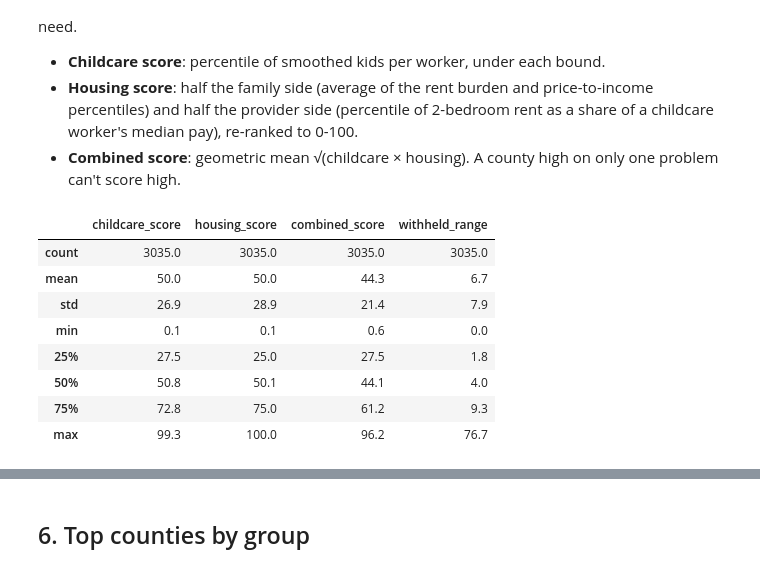
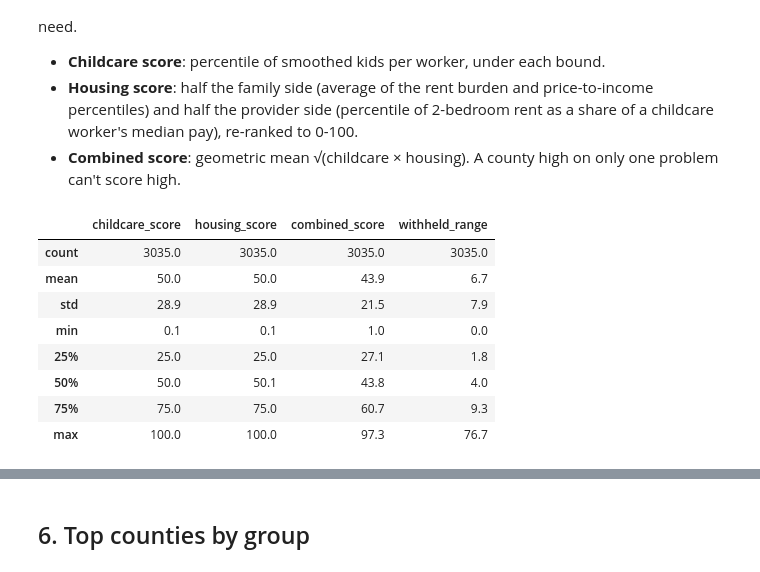
Before and after one commit to rhogerheide/caremap, a Jupyter notebook: notebooks/02_scoring.ipynb, the cells around one changed output, grey strips where cells are left out. Saved outputs shown, nothing was run; the diff lists cells and outputs as text; code cells hidden in the pictures.

```diff
--- a/notebooks/02_scoring.ipynb
+++ b/notebooks/02_scoring.ipynb
@@ -174,30 +174,31 @@ All percentiles are within the county's own group (metro or nonmetro), 0-100, wh
 # %%
 def pct(col):
     return s.groupby("group")[col].rank(pct=True) * 100
 
 s["rent_burden_pctile"] = pct("rent_burden_eb")
 s["price_to_income_pctile"] = pct("price_to_income")
 s["provider_rent_pctile"] = pct("provider_rent_share")
 s["family_housing"] = s[["rent_burden_pctile", "price_to_income_pctile"]].mean(axis=1)
 s["housing_raw"] = 0.5 * s["family_housing"] + 0.5 * s["provider_rent_pctile"]
 s["housing_score"] = pct("housing_raw")
 
 for b in ("low", "high"):
     s[f"childcare_score_{b}"] = pct(f"kpw_{b}_eb")
     s[f"combined_{b}"] = np.sqrt(s[f"childcare_score_{b}"] * s["housing_score"])
 
-s["childcare_score"] = (s["childcare_score_low"] + s["childcare_score_high"]) / 2
-s["combined_score"] = (s["combined_low"] + s["combined_high"]) / 2
+# v2: the 0-business bound ("low") is primary; "high" (2 businesses) is kept as the sensitivity check
+s["childcare_score"] = s["childcare_score_low"]
+s["combined_score"] = s["combined_low"]
 s["rank_in_group"] = s.groupby("group")["combined_score"].rank(ascending=False, method="min").astype(int)
 s["withheld_range"] = (s["combined_low"] - s["combined_high"]).abs()
 s[["childcare_score", "housing_score", "combined_score", "withheld_range"]].describe().round(1)
 # %% [output]
 |  | childcare_score | housing_score | combined_score | withheld_range |
 | count | 3035.0 | 3035.0 | 3035.0 | 3035.0 |
-| mean | 50.0 | 50.0 | 44.3 | 6.7 |
-| std | 26.9 | 28.9 | 21.4 | 7.9 |
-| min | 0.1 | 0.1 | 0.6 | 0.0 |
-| 25% | 27.5 | 25.0 | 27.5 | 1.8 |
-| 50% | 50.8 | 50.1 | 44.1 | 4.0 |
-| 75% | 72.8 | 75.0 | 61.2 | 9.3 |
-| max | 99.3 | 100.0 | 96.2 | 76.7 |
+| mean | 50.0 | 50.0 | 43.9 | 6.7 |
+| std | 28.9 | 28.9 | 21.5 | 7.9 |
+| min | 0.1 | 0.1 | 1.0 | 0.0 |
+| 25% | 25.0 | 25.0 | 27.1 | 1.8 |
+| 50% | 50.0 | 50.1 | 43.8 | 4.0 |
+| 75% | 75.0 | 75.0 | 60.7 | 9.3 |
+| max | 100.0 | 100.0 | 97.3 | 76.7 |
```
Also changed, not shown: parts of 12 cells of this notebook, 28 other files.
